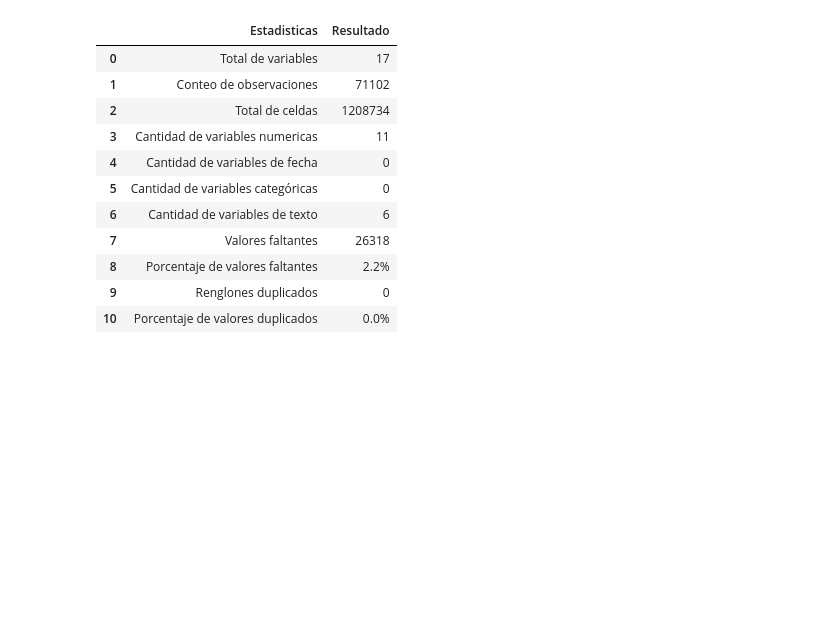
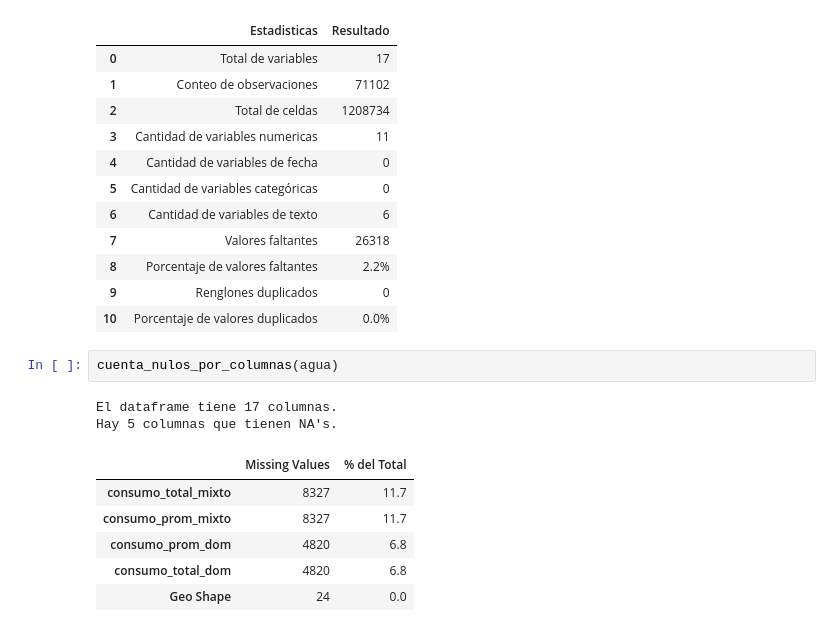
Before and after one commit to rafaelortegar/ids_t2_equipo, a Jupyter notebook: notebooks/perfilamiento_propio.ipynb, the cells around one changed output. Drawn from its saved outputs; the diff is of its cells as text; blank space fills up the shorter version.

```diff
--- a/notebooks/perfilamiento_propio.ipynb
+++ b/notebooks/perfilamiento_propio.ipynb
@@ -117,3 +117,14 @@ Hay 5 columnas que tienen NA's.
 | 8 | Porcentaje de valores faltantes | 2.2% |
 | 9 | Renglones duplicados | 0 |
 | 10 | Porcentaje de valores duplicados | 0.0% |
+# %%
+cuenta_nulos_por_columnas(agua)
+# %% [output]
+El dataframe tiene 17 columnas.
+Hay 5 columnas que tienen NA's.
+|  | Missing Values | % del Total |
+| consumo_total_mixto | 8327 | 11.7 |
+| consumo_prom_mixto | 8327 | 11.7 |
+| consumo_prom_dom | 4820 | 6.8 |
+| consumo_total_dom | 4820 | 6.8 |
+| Geo Shape | 24 | 0.0 |
```
Also changed, not shown: parts of 29 cells of this notebook.
